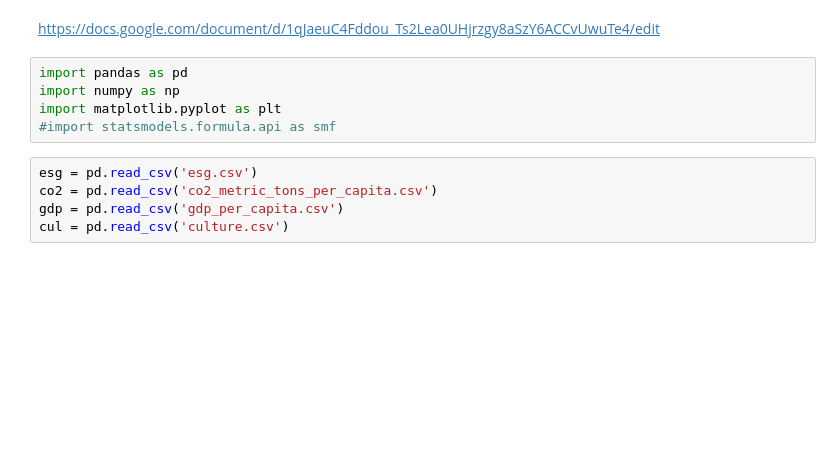
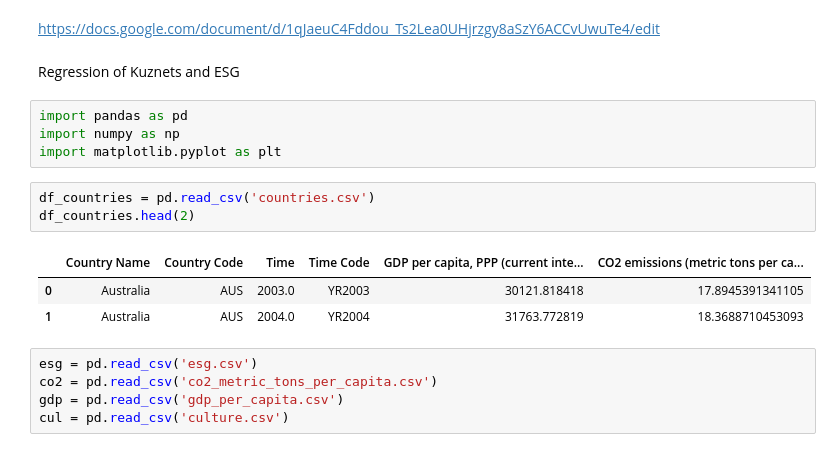
Before and after one commit to franklinchuks/Culture_ESG_EKC_THESIS, a Jupyter notebook: kuznets_esg.ipynb, the cells around one changed output. Cells and saved outputs as stored; diff of their text form; blank space fills up the shorter version.

```diff
--- a/kuznets_esg.ipynb
+++ b/kuznets_esg.ipynb
@@ -1,10 +1,18 @@
 # %% [markdown]
 https://docs.google.com/document/d/1qJaeuC4Fddou_Ts2Lea0UHjrzgy8aSzY6ACCvUwuTe4/edit
+# %% [markdown]
+Regression of Kuznets and ESG
 # %%
 import pandas as pd
 import numpy as np
 import matplotlib.pyplot as plt
-#import statsmodels.formula.api as smf
+# %%
+df_countries = pd.read_csv('countries.csv')
+df_countries.head(2)
+# %% [output]
+|  | Country Name | Country Code | Time | Time Code | GDP per capita, PPP (current inte... | CO2 emissions (metric tons per ca... |
+| 0 | Australia | AUS | 2003.0 | YR2003 | 30121.818418 | 17.8945391341105 |
+| 1 | Australia | AUS | 2004.0 | YR2004 | 31763.772819 | 18.3688710453093 |
 # %%
 esg = pd.read_csv('esg.csv')
 co2 = pd.read_csv('co2_metric_tons_per_capita.csv')
```
Also changed, not shown: parts of 1 cell of this notebook, 1 other file.
